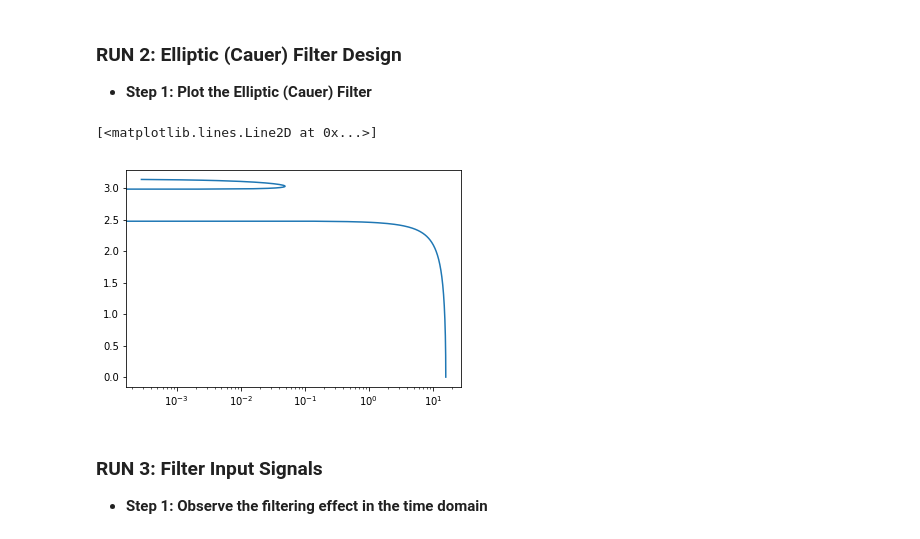
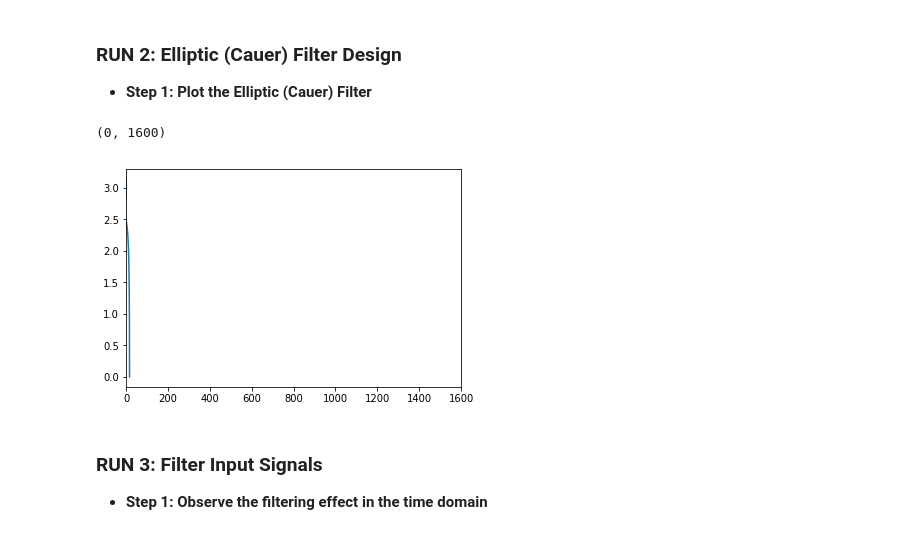
Before and after one commit to cbamedjonekou/cbamedjonekou.github.io, a Jupyter notebook: Labs/TCET 3102-E316 (Analog and Digital Communications)/TCET 3102-E316 (Analog and Digital Communications) Lab 3.ipynb, the cells around one changed output. Drawn from its saved outputs; the diff is of its cells as text; code cells hidden in the pictures.

```diff
--- a/Labs/TCET 3102-E316 (Analog and Digital Communications)/TCET 3102-E316 (Analog and Digital Communications) Lab 3.ipynb
+++ b/Labs/TCET 3102-E316 (Analog and Digital Communications)/TCET 3102-E316 (Analog and Digital Communications) Lab 3.ipynb
@@ -89,31 +107,32 @@ ax1.grid(True)
 # %%
 # Elliptical order, 'm'
 m = 3
 
 # Decibels of the ripple in passband, 'rP'
 rP = 0.1
 
 # Decibels of the ripple in stopband, 'rS'
 rS = 40
 
 # The Cutoff Filter Frequency, 'omega_N', normalized to Nyquist Frequency
 # 'omega_N = 1' cooresponds to half the sampling frequency
 # When the frequency equals to 'omega_N' the filter's magnitude response is
 # equal to the ripple in passband, 'rP' (decibels)
 
 omega_N = 0.8
 
 # in-built scipy function for the Elliptic (Cauer) Filter
 b, a = ellip(m, rP, rS, omega_N)
 
 # displays the magnitude and phase of the filter, normalized to Nyquist Frequency
 H, omega = freqz(b, a)
 xval = (omega * samplingfreq)/(2 * np.pi)
 yval = abs(H)
-plt.semilogx(xval, yval)
+plt.plot(xval, yval)
+plt.xlim(0,1600)
 # %% [output]
-[<matplotlib.lines.Line2D at 0x...>]
+(0, 1600)
-[figure, old version]
+[figure, new version]
 # %% [markdown]
 ### RUN 3: Filter Input Signals
 
```
Also changed, not shown: parts of 16 cells of this notebook, 3 other files.
